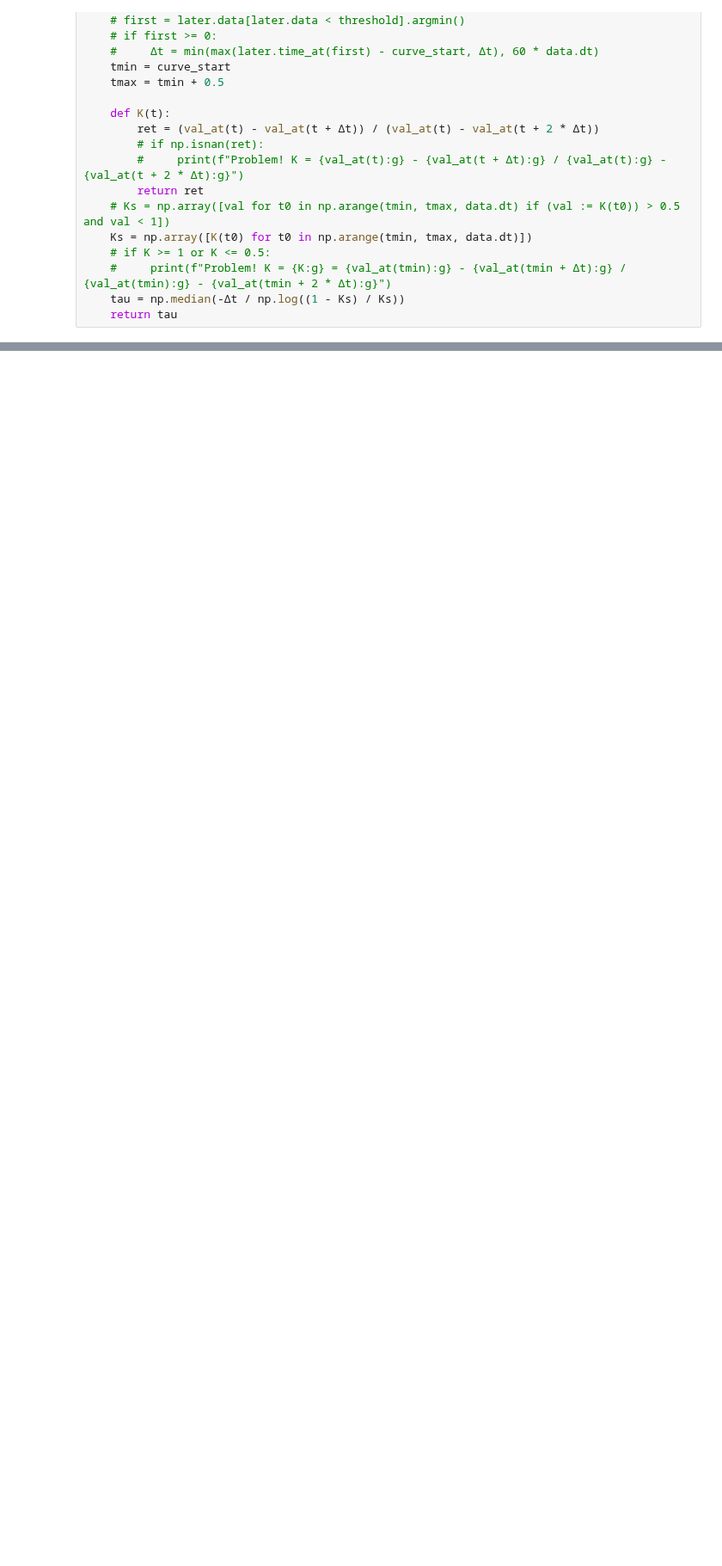
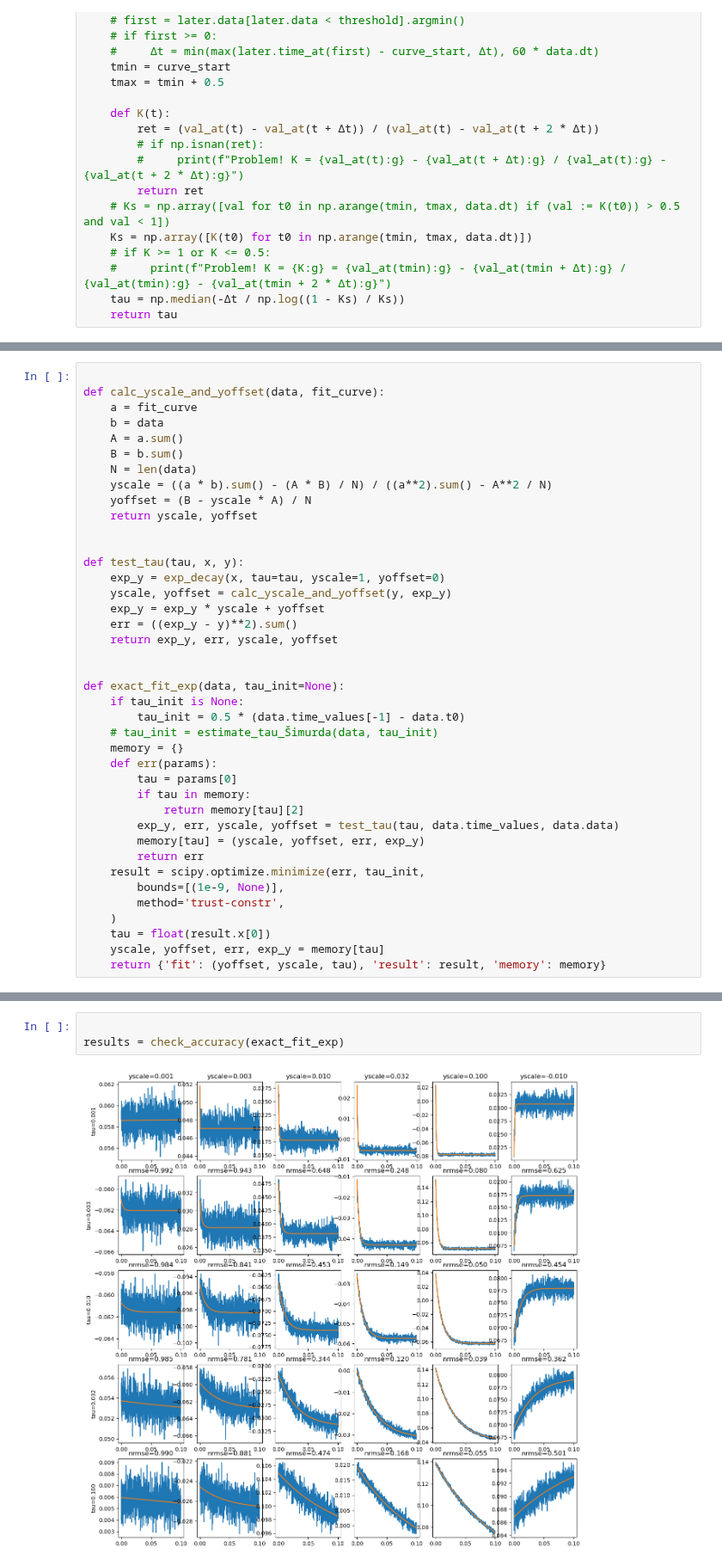
Before and after one commit to AllenInstitute/neuroanalysis, a Jupyter notebook: examples/exp_fitting.ipynb, the cells around one changed output, grey strips where cells are left out. Shown at 86% size. Cells and saved outputs as stored; diff of their text form; blank space fills up the shorter version.

```diff
--- a/examples/exp_fitting.ipynb
+++ b/examples/exp_fitting.ipynb
@@ -158,0 +168,40 @@ results = check_accuracy(exp_fitter)
+# %%
+
+def calc_yscale_and_yoffset(data, fit_curve):
+    a = fit_curve
+    b = data
+    A = a.sum()
+    B = b.sum()
+    N = len(data)
+    yscale = ((a * b).sum() - (A * B) / N) / ((a**2).sum() - A**2 / N)
+    yoffset = (B - yscale * A) / N
+    return yscale, yoffset
+
+
+def test_tau(tau, x, y):
+    exp_y = exp_decay(x, tau=tau, yscale=1, yoffset=0)
+    yscale, yoffset = calc_yscale_and_yoffset(y, exp_y)
+    exp_y = exp_y * yscale + yoffset
+    err = ((exp_y - y)**2).sum()
+    return exp_y, err, yscale, yoffset
+
+
+def exact_fit_exp(data, tau_init=None):
+    if tau_init is None:
+        tau_init = 0.5 * (data.time_values[-1] - data.t0)
+    # tau_init = estimate_tau_Šimurda(data, tau_init)
+    memory = {}
+    def err(params):
+        tau = params[0]
+        if tau in memory:
+            return memory[tau][2]
+        exp_y, err, yscale, yoffset = test_tau(tau, data.time_values, data.data)
+        memory[tau] = (yscale, yoffset, err, exp_y)
+        return err
+    result = scipy.optimize.minimize(err, tau_init,
+        bounds=[(1e-9, None)],
+        method='trust-constr',
+    )
+    tau = float(result.x[0])
+    yscale, yoffset, err, exp_y = memory[tau]
+    return {'fit': (yoffset, yscale, tau), 'result': result, 'memory': memory}
@@ -159,3 +244,8 @@ results = check_accuracy(exp_fitter)
+# %%
+
+results = check_accuracy(exact_fit_exp)
+# %% [output]
+[figure, added]
 # %%
 
 def fit_linear(t, y):
```
Also changed, not shown: parts of 14 cells of this notebook, 1 other file.
